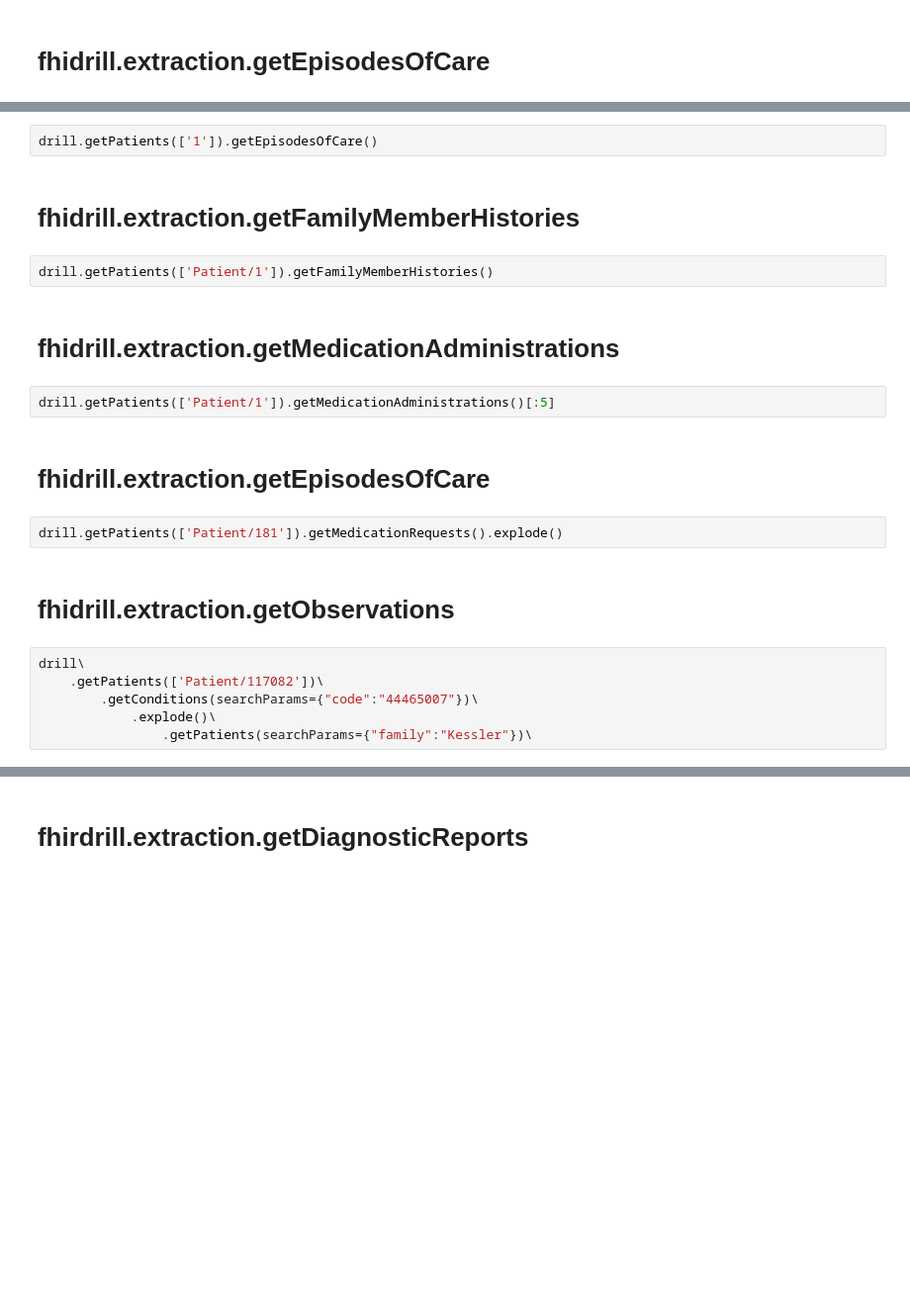
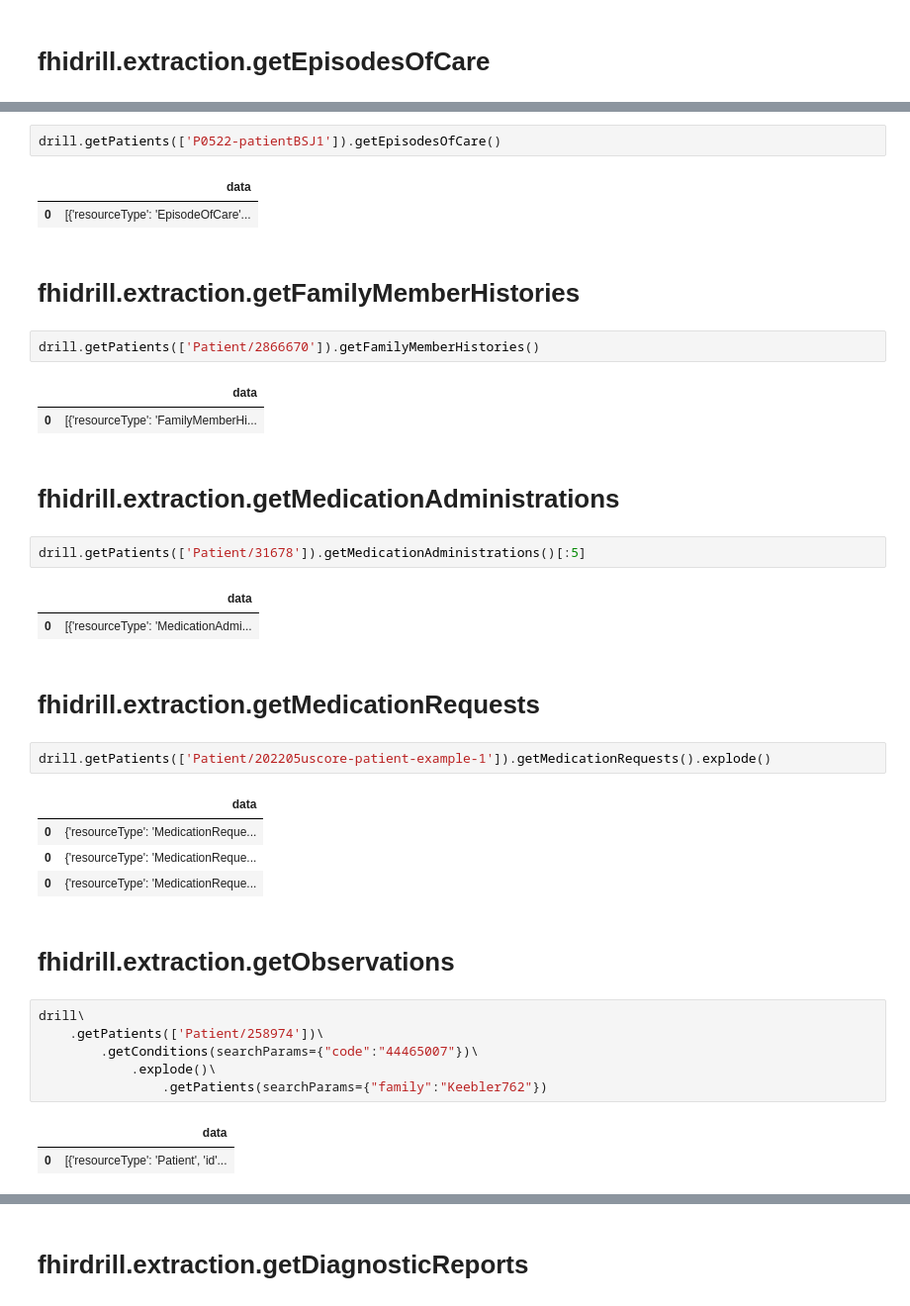
Before and after one commit to fhirpack/fhirpack, a Jupyter notebook: examples/usage.ipynb, the cells around one changed output, grey strips where cells are left out. Shown at 99% size. Cells and saved outputs as stored; diff of their text form; blank space fills up the shorter version.

```diff
--- a/examples/usage.ipynb
+++ b/examples/usage.ipynb
@@ -260,25 +504,42 @@ rootPatients[:2]
 # %%
-drill.getPatients(['1']).getEpisodesOfCare()
+drill.getPatients(['P0522-patientBSJ1']).getEpisodesOfCare()
+# %% [output]
+|  | data |
+| 0 | [{'resourceType': 'EpisodeOfCare'... |
 # %% [markdown]
 # fhidrill.extraction.getFamilyMemberHistories
 # %%
-drill.getPatients(['Patient/1']).getFamilyMemberHistories()
+drill.getPatients(['Patient/2866670']).getFamilyMemberHistories()
+# %% [output]
+|  | data |
+| 0 | [{'resourceType': 'FamilyMemberHi... |
 # %% [markdown]
 # fhidrill.extraction.getMedicationAdministrations
 # %%
-drill.getPatients(['Patient/1']).getMedicationAdministrations()[:5]
+drill.getPatients(['Patient/31678']).getMedicationAdministrations()[:5]
+# %% [output]
+|  | data |
+| 0 | [{'resourceType': 'MedicationAdmi... |
 # %% [markdown]
-# fhidrill.extraction.getEpisodesOfCare
+# fhidrill.extraction.getMedicationRequests
 # %%
-drill.getPatients(['Patient/181']).getMedicationRequests().explode()
+drill.getPatients(['Patient/202205uscore-patient-example-1']).getMedicationRequests().explode()
+# %% [output]
+|  | data |
+| 0 | {'resourceType': 'MedicationReque... |
+| 0 | {'resourceType': 'MedicationReque... |
+| 0 | {'resourceType': 'MedicationReque... |
 # %% [markdown]
 # fhidrill.extraction.getObservations
 # %%
 drill\
-	.getPatients(['Patient/117082'])\
+	.getPatients(['Patient/258974'])\
 		.getConditions(searchParams={"code":"44465007"})\
 			.explode()\
-				.getPatients(searchParams={"family":"Kessler"})\
+				.getPatients(searchParams={"family":"Keebler762"})
+# %% [output]
+|  | data |
+| 0 | [{'resourceType': 'Patient', 'id'... |
 # %%
 
 from datetime import datetime
```
Also changed, not shown: parts of 63 cells of this notebook.
